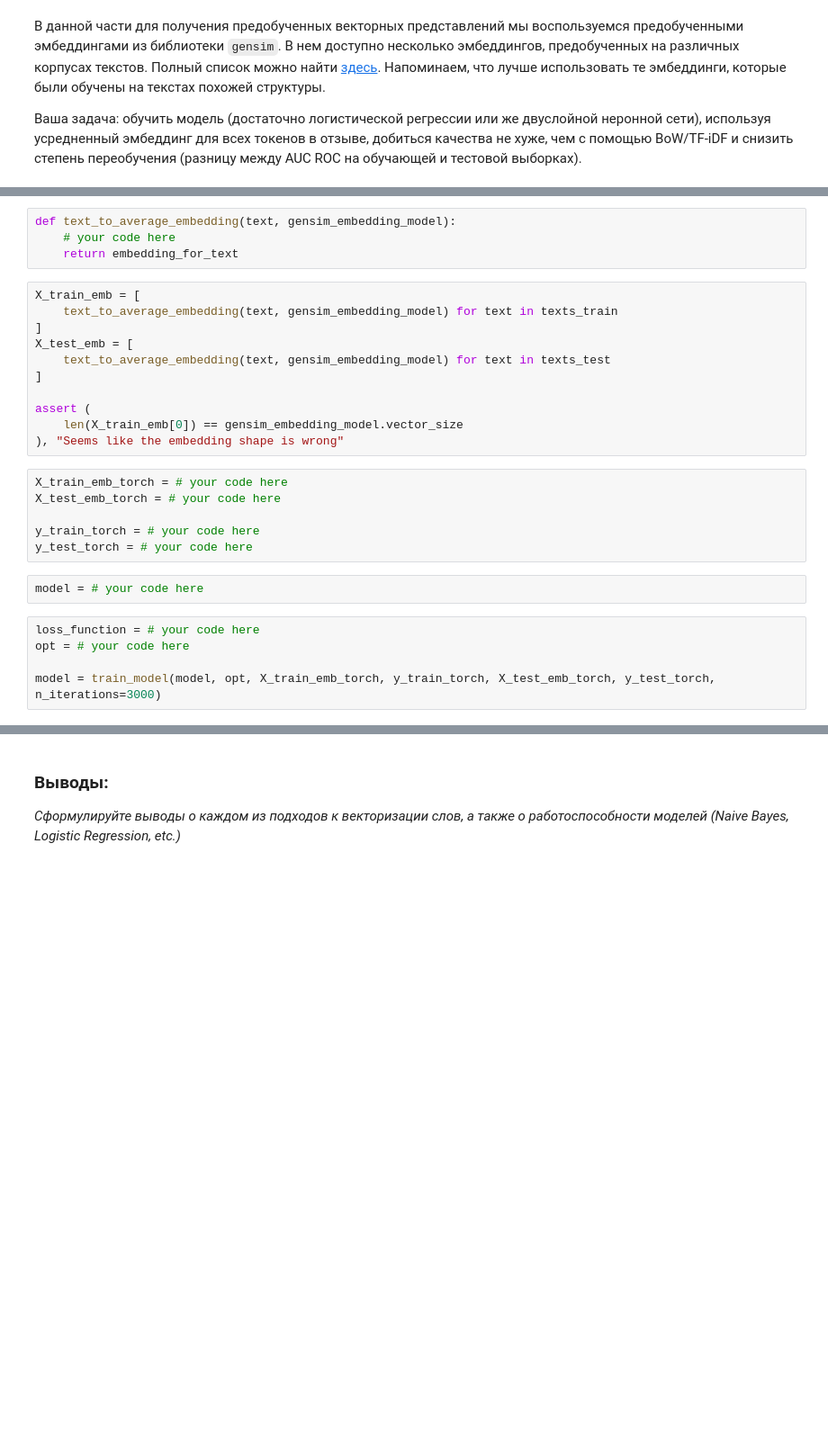
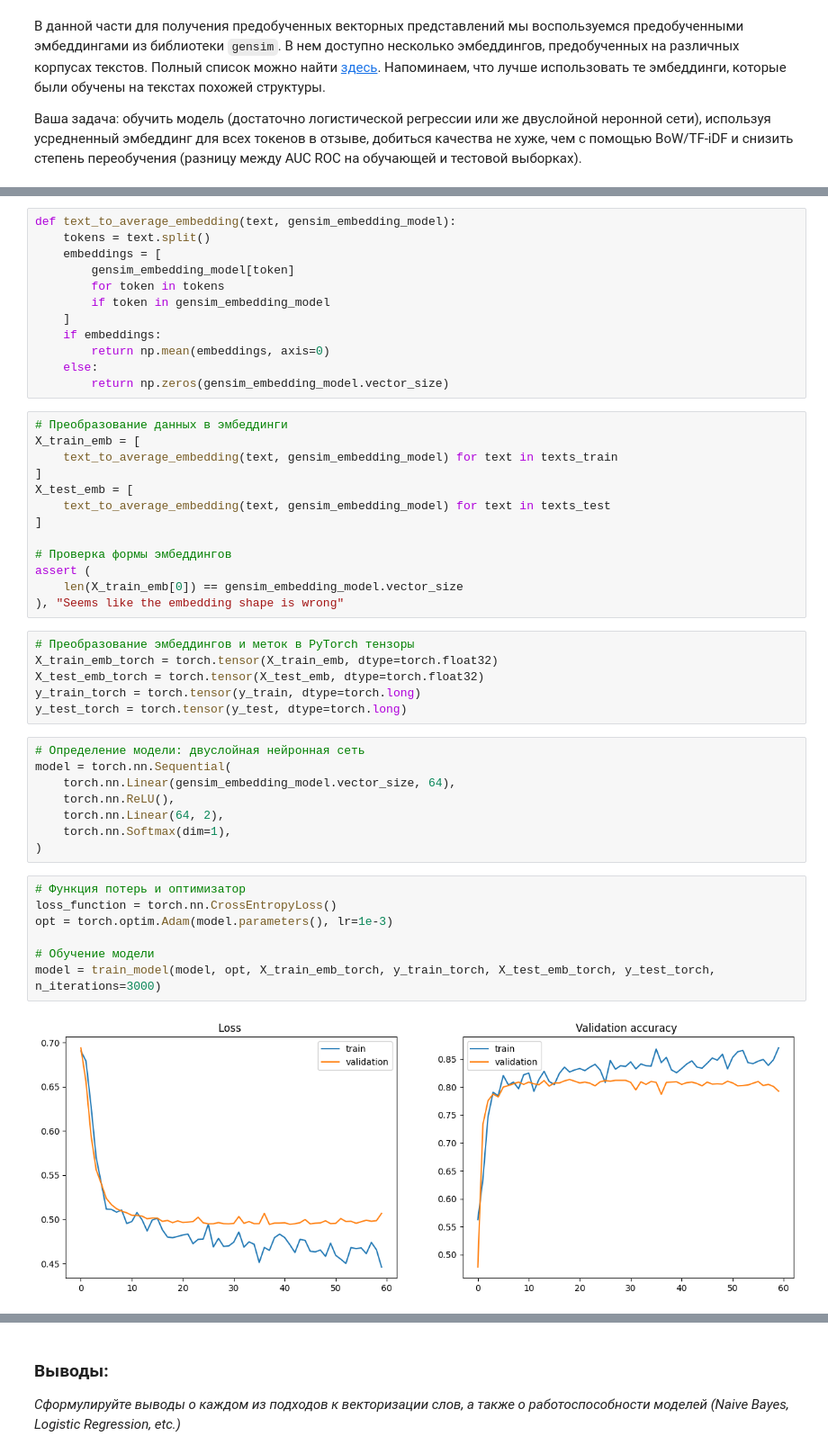
Before and after one commit to alpsenber/YandexContest_1, a Jupyter notebook: homeworks/hw04_bert_and_co/assignment_classic_text_classification.ipynb, the cells around one changed output, grey strips where cells are left out. Shown at 90% size. Saved outputs shown, nothing was run; the diff lists cells and outputs as text; blank space fills up the shorter version.

```diff
--- a/homeworks/hw04_bert_and_co/assignment_classic_text_classification.ipynb
+++ b/homeworks/hw04_bert_and_co/assignment_classic_text_classification.ipynb
@@ -630,8 +638,17 @@ gensim_embedding_model = # your code here, e.g. api.load(...)
-# %%
-def text_to_average_embedding(text, gensim_embedding_model):
-    # your code here
-    return embedding_for_text
+# %%
+def text_to_average_embedding(text, gensim_embedding_model):
+    tokens = text.split()
+    embeddings = [
+        gensim_embedding_model[token]
+        for token in tokens
+        if token in gensim_embedding_model
+    ]
+    if embeddings:
+        return np.mean(embeddings, axis=0)
+    else:
+        return np.zeros(gensim_embedding_model.vector_size)
 # %%
+# Преобразование данных в эмбеддинги
 X_train_emb = [
     text_to_average_embedding(text, gensim_embedding_model) for text in texts_train
 ]
@@ -639,22 +656,33 @@ X_test_emb = [
     text_to_average_embedding(text, gensim_embedding_model) for text in texts_test
 ]
 
+# Проверка формы эмбеддингов
 assert (
     len(X_train_emb[0]) == gensim_embedding_model.vector_size
 ), "Seems like the embedding shape is wrong"
-# %%
-X_train_emb_torch = # your code here
-X_test_emb_torch = # your code here
-
-y_train_torch = # your code here
-y_test_torch = # your code here
-# %%
-model = # your code here
+# %%
+# Преобразование эмбеддингов и меток в PyTorch тензоры
+X_train_emb_torch = torch.tensor(X_train_emb, dtype=torch.float32)
+X_test_emb_torch = torch.tensor(X_test_emb, dtype=torch.float32)
+y_train_torch = torch.tensor(y_train, dtype=torch.long)
+y_test_torch = torch.tensor(y_test, dtype=torch.long)
+# %%
+# Определение модели: двуслойная нейронная сеть
+model = torch.nn.Sequential(
+    torch.nn.Linear(gensim_embedding_model.vector_size, 64),
+    torch.nn.ReLU(),
+    torch.nn.Linear(64, 2),
+    torch.nn.Softmax(dim=1),
+)
 # %%
-loss_function = # your code here
-opt = # your code here
+# Функция потерь и оптимизатор
+loss_function = torch.nn.CrossEntropyLoss()
+opt = torch.optim.Adam(model.parameters(), lr=1e-3)
 
+# Обучение модели
 model = train_model(model, opt, X_train_emb_torch, y_train_torch, X_test_emb_torch, y_test_torch, n_iterations=3000)
+# %% [output]
+[figure, added]
 # %%
 # do not change the code in the block below
 # __________start of block__________
```
Also changed, not shown: parts of 13 cells of this notebook.
